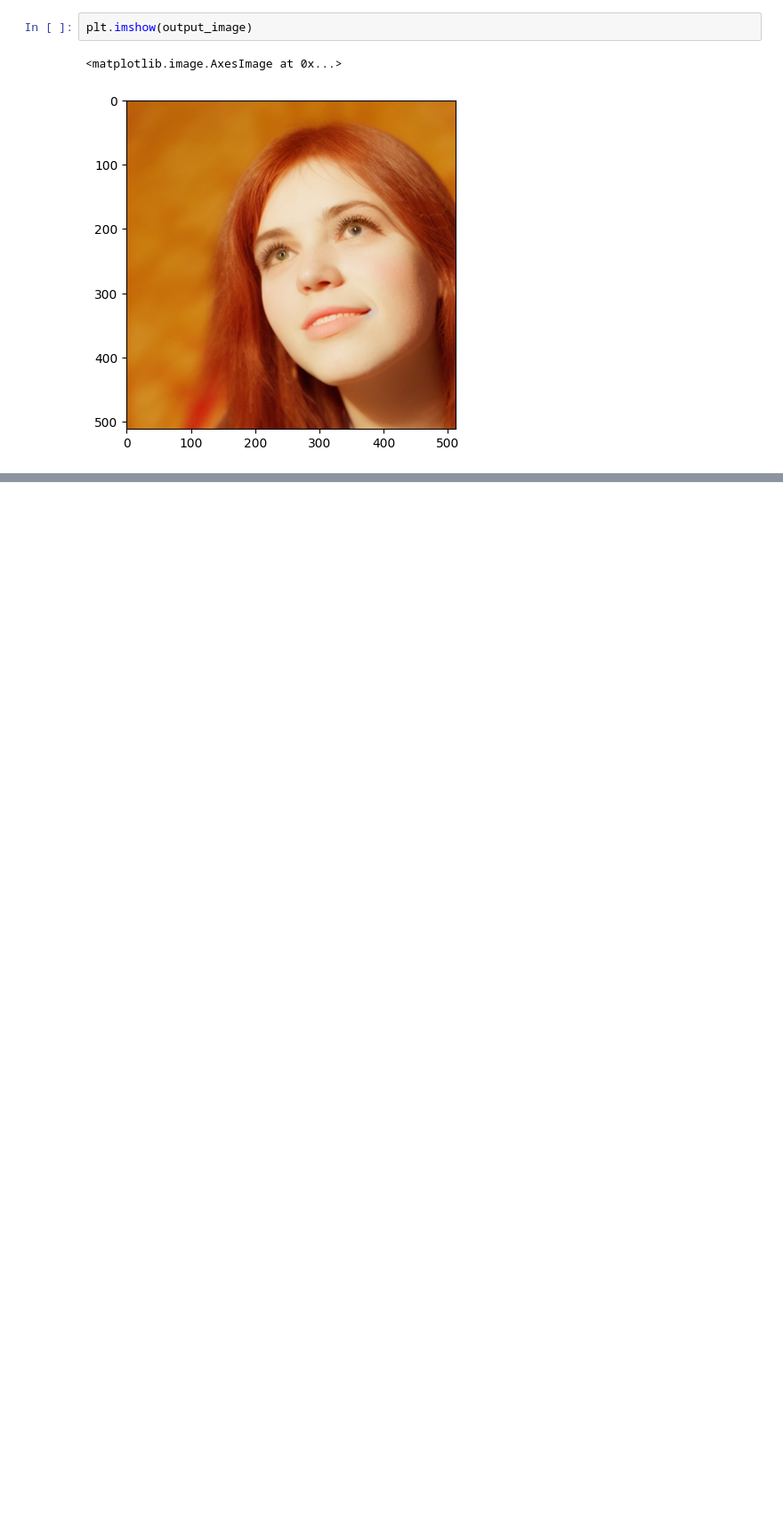
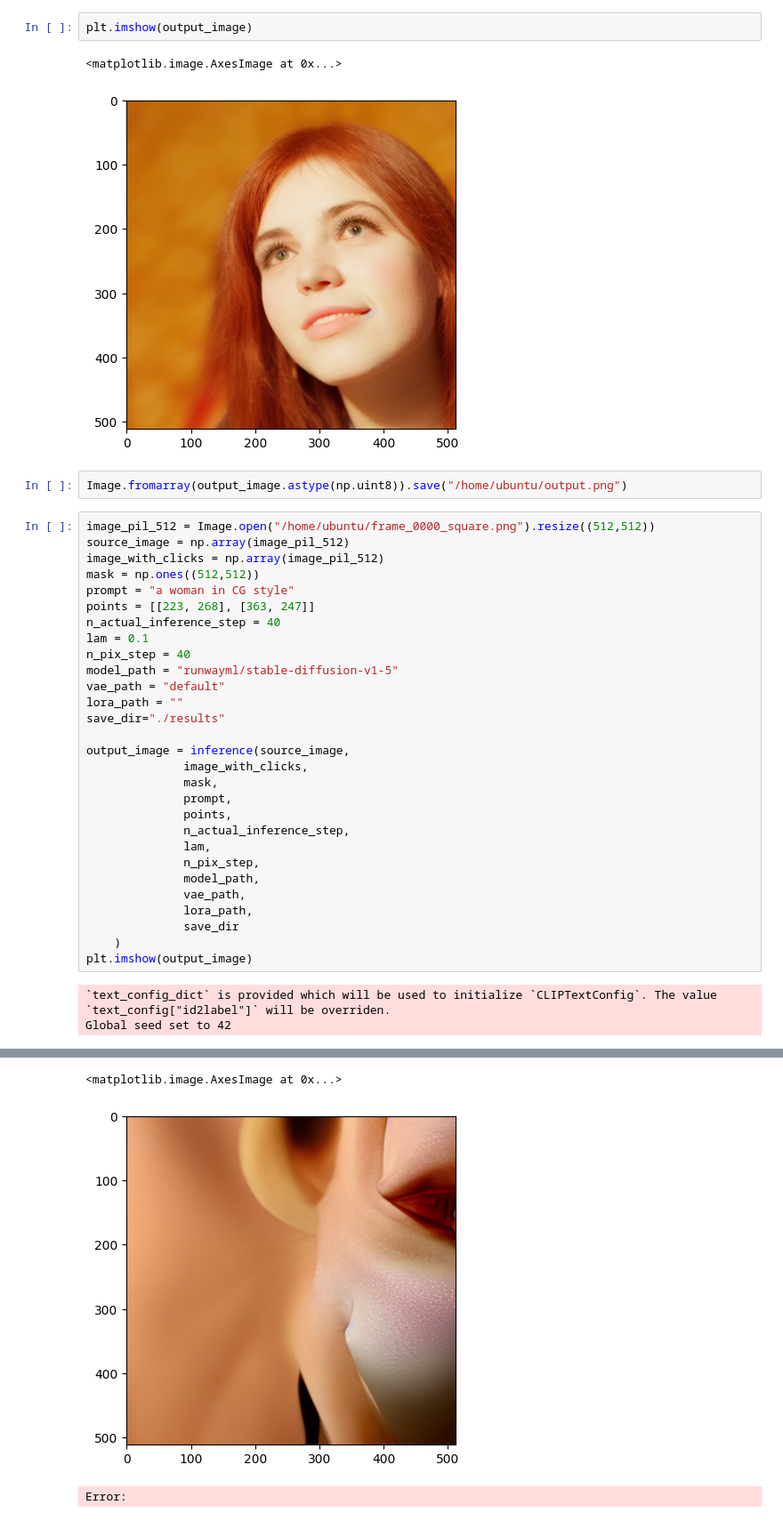
Before and after one commit to zkcr0001/DragDiffusion, a Jupyter notebook: Test_DragDiffusion.ipynb, the cells around one changed output, grey strips where cells are left out. Shown at 89% size. Saved outputs shown, nothing was run; the diff lists cells and outputs as text; blank space fills up the shorter version.

Commit message:
add drag diffusion python code

```diff
--- a/Test_DragDiffusion.ipynb
+++ b/Test_DragDiffusion.ipynb
@@ -263,3 +263,37 @@ plt.imshow(output_image)
 # %% [output]
 <matplotlib.image.AxesImage at 0x...>
 [figure]
+# %%
+Image.fromarray(output_image.astype(np.uint8)).save("/home/ubuntu/output.png")
+# %%
+image_pil_512 = Image.open("/home/ubuntu/frame_0000_square.png").resize((512,512))
+source_image = np.array(image_pil_512)
+image_with_clicks = np.array(image_pil_512)
+mask = np.ones((512,512))
+prompt = "a woman in CG style"
+points = [[223, 268], [363, 247]]
+n_actual_inference_step = 40
+lam = 0.1
+n_pix_step = 40
+model_path = "runwayml/stable-diffusion-v1-5"
+vae_path = "default"
+lora_path = ""
+save_dir="./results"
+
+output_image = inference(source_image,
+              image_with_clicks,
+              mask,
+              prompt,
+              points,
+              n_actual_inference_step,
+              lam,
+              n_pix_step,
+              model_path,
+              vae_path,
+              lora_path,
+              save_dir
+    )
+plt.imshow(output_image)
+# %% [output]
+`text_config_dict` is provided which will be used to initialize `CLIPTextConfig`. The value `text_config["id2label"]` will be overriden.
+Global seed set to 42
@@ -265,0 +325,3 @@ plt.imshow(output_image)
+<matplotlib.image.AxesImage at 0x...>
+[figure, added]
+Error:
```
Also changed, not shown: parts of 2 cells of this notebook, 5 other files.
